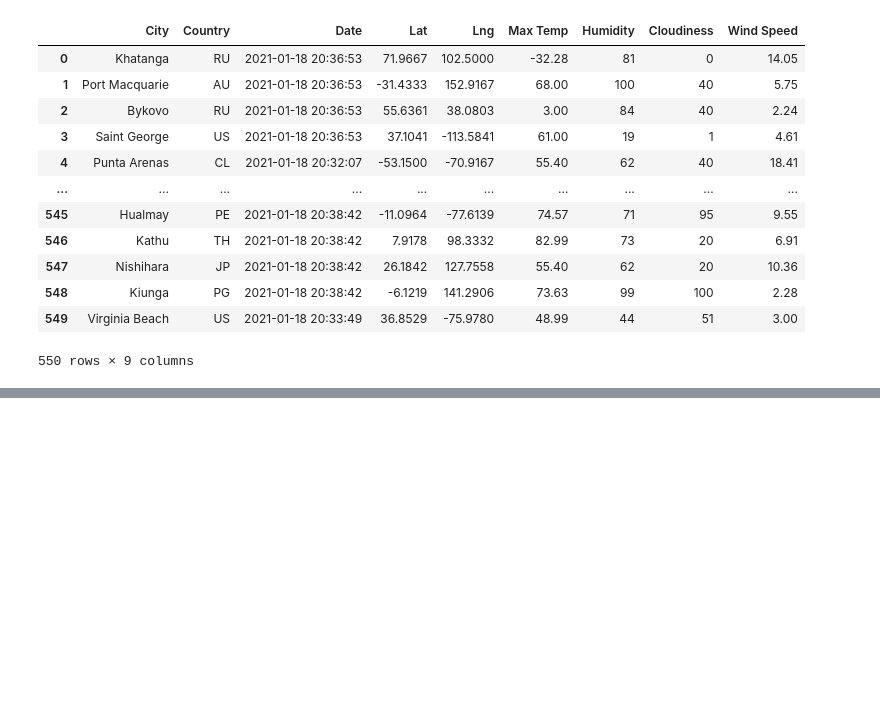
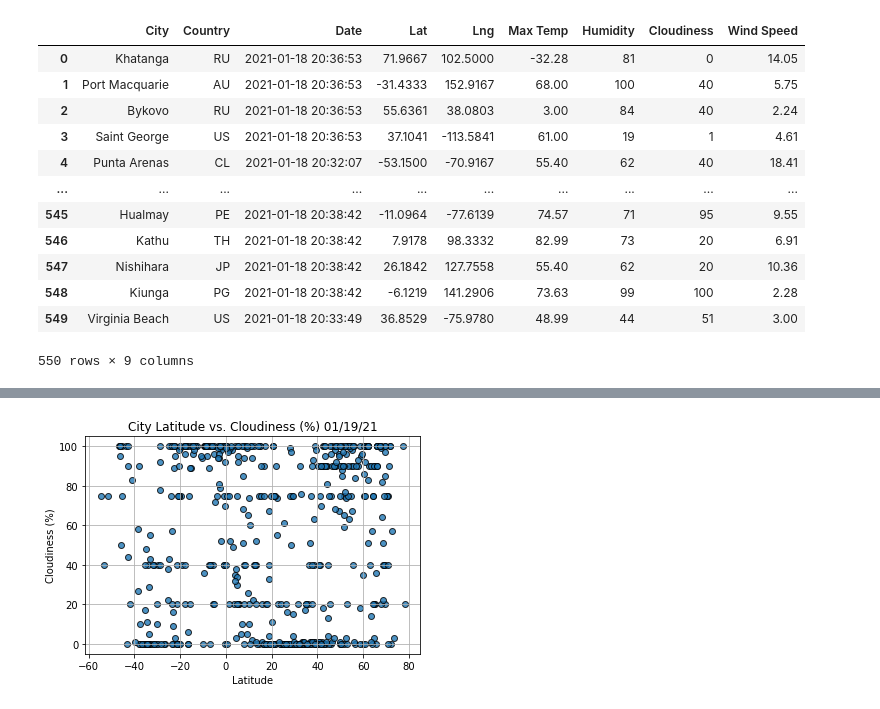
Before and after one commit to benclark62/World_Weather_Analysis, a Jupyter notebook: WeatherPy.ipynb, the cells around one changed output, grey strips where cells are left out. Drawn from its saved outputs; the diff is of its cells as text; code cells hidden in the pictures; blank space fills up the shorter version.

```diff
--- a/WeatherPy.ipynb
+++ b/WeatherPy.ipynb
@@ -166,0 +215,18 @@ city_data_df.to_csv(output_data_file, index_label="City_ID")
+# %%
+# Build the scatter plots for latitude vs. cloudiness.
+plt.scatter(lats,
+            cloudiness,
+            edgecolor="black", linewidths=1, marker="o",
+            alpha=0.8, label="Cities")
+
+# Incorporate the other graph properties.
+plt.title(f"City Latitude vs. Cloudiness (%) "+ time.strftime("%x"))
+plt.ylabel("Cloudiness (%)")
+plt.xlabel("Latitude")
+plt.grid(True)
+# Save the figure.
+plt.savefig("weather_data/Fig3.png")
+# Show plot.
+plt.show()
+# %% [output]
+[figure, added]
```
Also changed, not shown: parts of 4 cells of this notebook, 5 other files.
